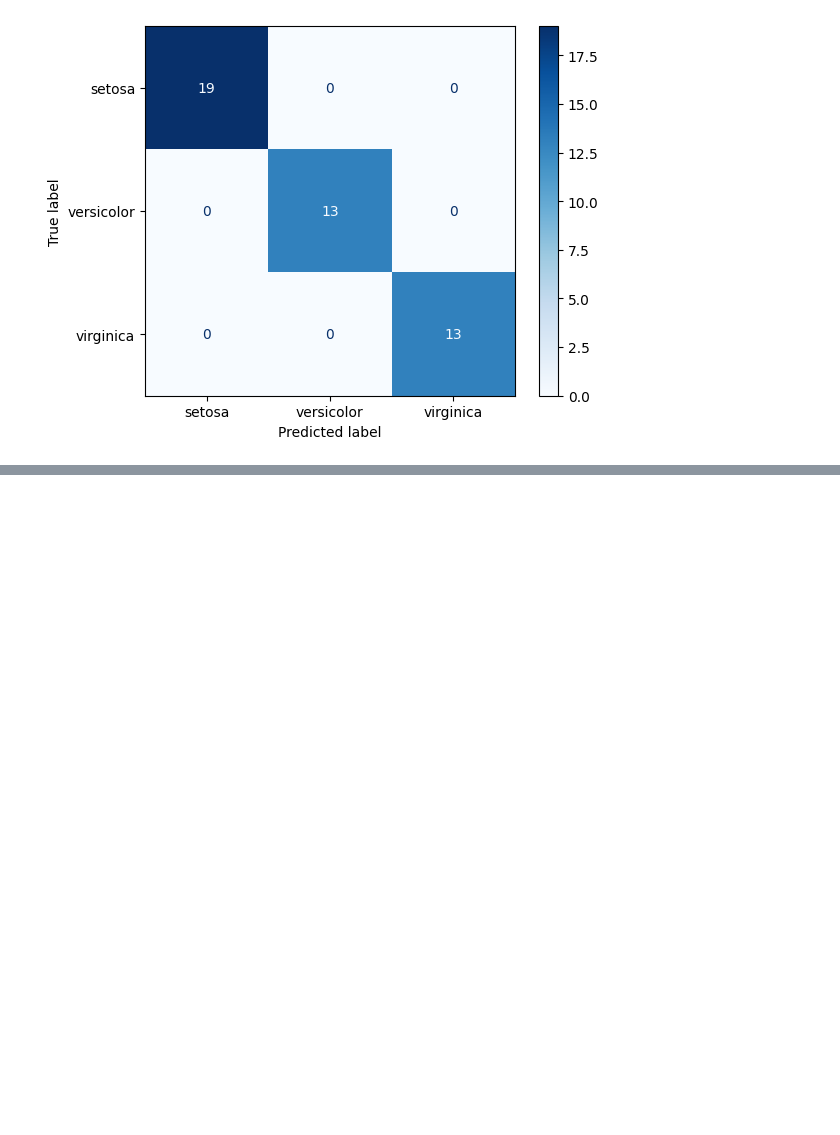
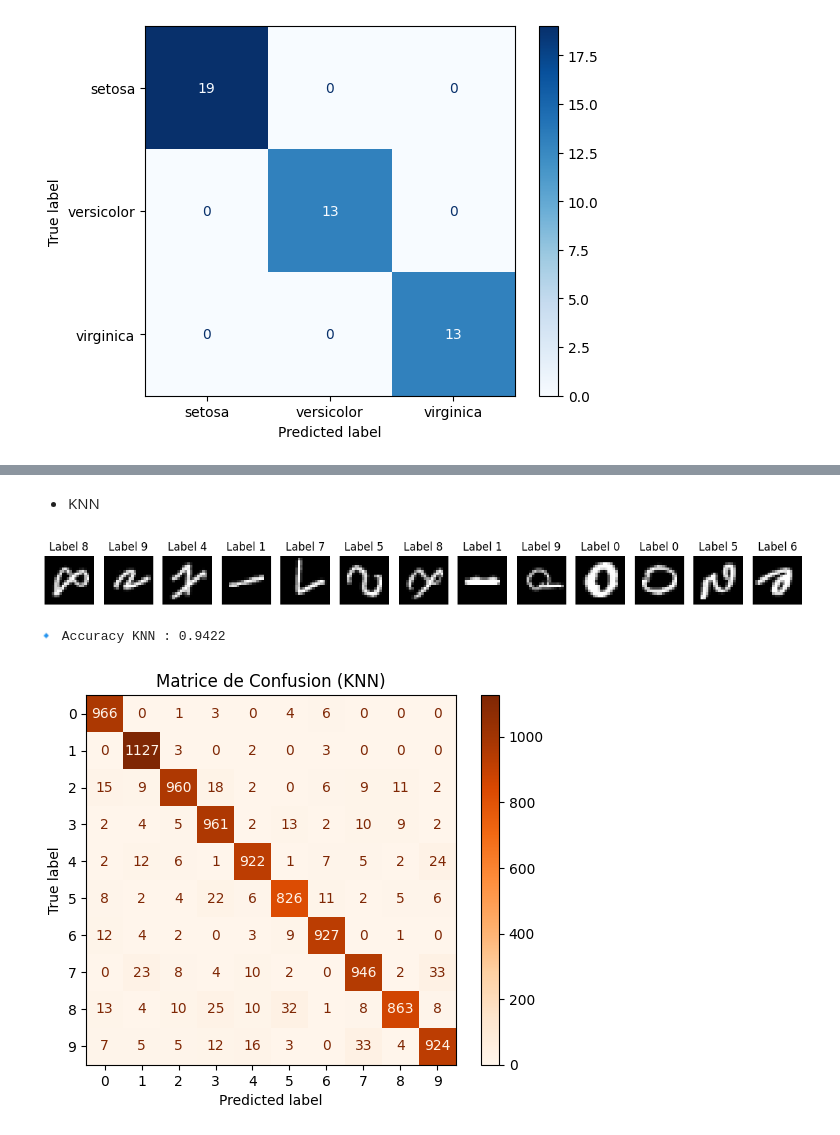
Before and after one commit to bokhtachekhawla/aarn-tp-1, a Jupyter notebook: AARN_TP_1.ipynb, the cells around one changed output, grey strips where cells are left out. Drawn from its saved outputs; the diff is of its cells as text; code cells hidden in the pictures; blank space fills up the shorter version.

```diff
--- a/AARN_TP_1.ipynb
+++ b/AARN_TP_1.ipynb
@@ -628,0 +690,64 @@ Résultats finaux avec K=3
+# %% [markdown]
+* KNN
+# %%
+import numpy as np
+import matplotlib.pyplot as plt
+import random
+from tensorflow.keras.datasets import mnist
+from sklearn.model_selection import train_test_split
+from sklearn.preprocessing import StandardScaler
+from sklearn.neighbors import KNeighborsClassifier
+from sklearn.metrics import accuracy_score, confusion_matrix, ConfusionMatrixDisplay
+from skimage.transform import resize # Import the resize function
+
+# 📌 Charger les données MNIST
+(X_train, y_train), (X_test, y_test) = mnist.load_data()
+
+
+X_train_resized = np.array([resize(img, (20, 20), anti_aliasing=True) for img in X_train])
+X_test_resized = np.array([resize(img, (20, 20), anti_aliasing=True) for img in X_test])
+
+# 📌 Affichage de quelques images aléatoires avec transposée
+plt.figure(figsize=(15, 8))
+for i in range(13):
+    c = random.randint(0, X_train.shape[0] - 1)  # Index aléatoire
+    a = np.transpose(X_train_resized[c])  # Transposition de l'image 28x28
+    plt.subplot(1, 13, i + 1)
+    plt.title(f'Label {y_train[c]}')
+    plt.imshow(a, cmap='gray')
+    plt.axis('off')
+plt.show()
+
+# 📌 Aplatir les images (28x28 → 784 pixels)
+X_train_flat = X_train.reshape(X_train.shape[0], -1)
+X_test_flat = X_test.reshape(X_test.shape[0], -1)
+
+# 📌 Normalisation des pixels (0-255 → 0-1)
+scaler = StandardScaler()
+X_train_scaled = scaler.fit_transform(X_train_flat)
+X_test_scaled = scaler.transform(X_test_flat)
+
+# 📌 Séparation train/test (juste pour s'assurer de la cohérence)
+X_train_split, X_val, y_train_split, y_val = train_test_split(X_train_scaled, y_train, test_size=0.3, random_state=42)
+
+# 📌 Modèle KNN
+knn = KNeighborsClassifier(n_neighbors=3)
+knn.fit(X_train_split, y_train_split)
+
+# 📌 Prédictions
+y_pred_knn = knn.predict(X_test_scaled)
+
+# 📌 Affichage des métriques
+accuracy = accuracy_score(y_test, y_pred_knn)
+print(f"🔹 Accuracy KNN : {accuracy:.4f}")
+
+# 📌 Matrice de confusion
+cm_knn = confusion_matrix(y_test, y_pred_knn)
+disp_knn = ConfusionMatrixDisplay(confusion_matrix=cm_knn)
+disp_knn.plot(cmap="Oranges")
+plt.title("Matrice de Confusion (KNN)")
+plt.show()
+# %% [output]
+[figure, added]
+🔹 Accuracy KNN : 0.9422
+[figure, added]
```
Also changed, not shown: parts of 4 cells of this notebook.
